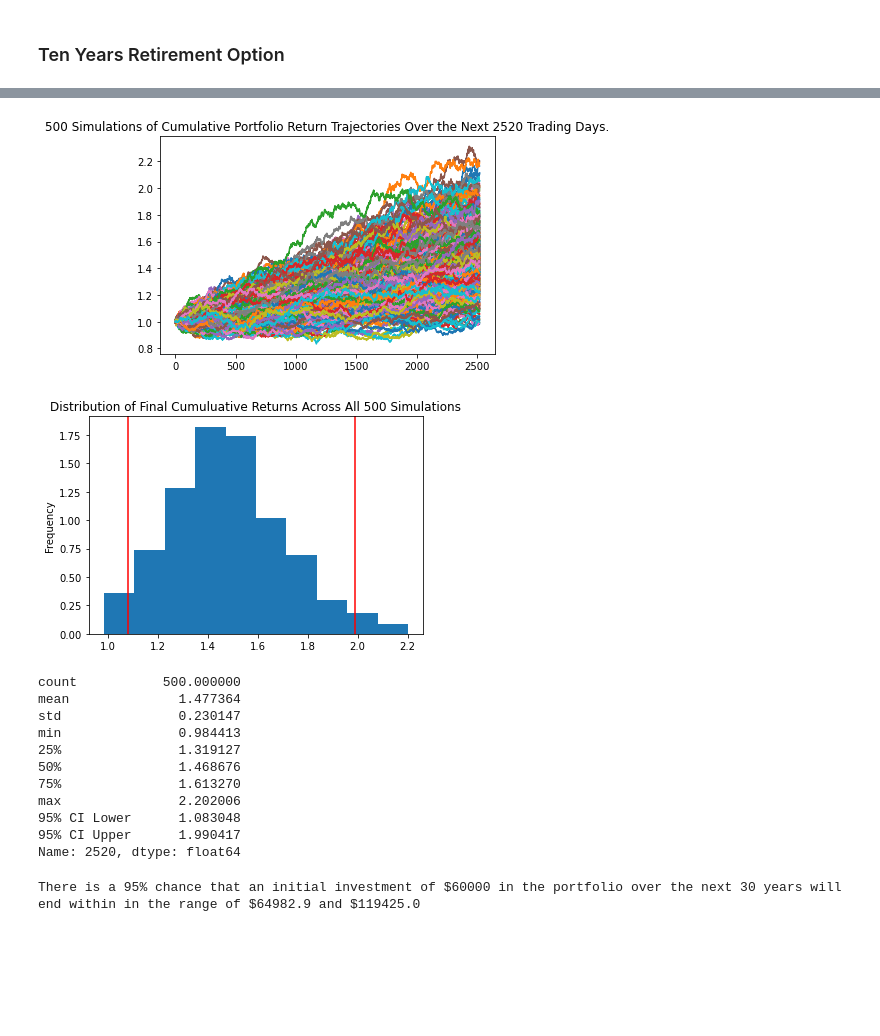
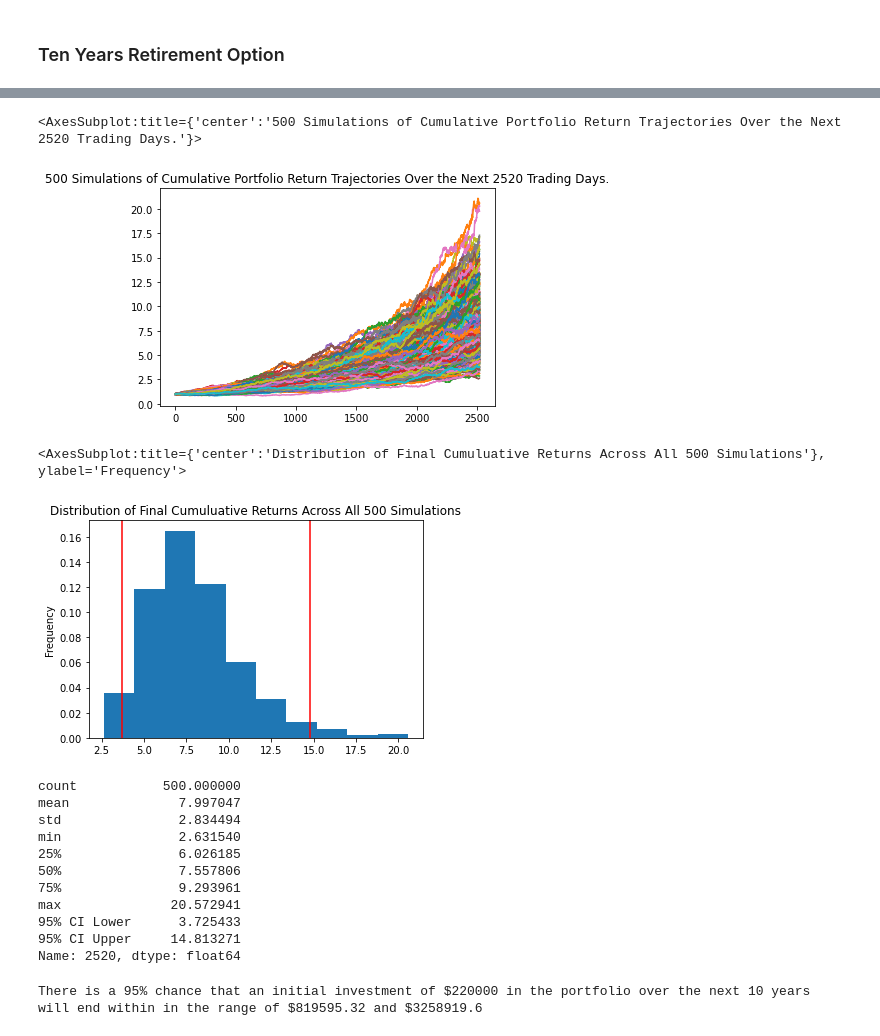
Before and after one commit to shishirsuman6/API-homework, a Jupyter notebook: financial-planner.ipynb, the cells around one changed output, grey strips where cells are left out. Cells and saved outputs as stored; diff of their text form; code cells hidden in the pictures; blank space fills up the shorter version.

```diff
--- a/financial-planner.ipynb
+++ b/financial-planner.ipynb
@@ -363,3 +367,6 @@ There is a 95% chance that an initial investment of $60000 in the portfolio over
 # %% [markdown]
 ### Ten Years Retirement Option
+# %%
+# Configuring a Monte Carlo simulation to forecast 10 years cumulative returns
+mc_10yr= MCSimulation(portfolio_data=df_stock_data, weights=[.20,.80], num_simulation=500, num_trading_days=252*10)
 # %%
@@ -402,41 +406,44 @@ Running Monte Carlo simulation number 490.
 # %%
 # Plot simulation outcomes
-# YOUR CODE HERE!
+mc_10yr.plot_simulation()
 # %% [output]
+<AxesSubplot:title={'center':'500 Simulations of Cumulative Portfolio Return Trajectories Over the Next 2520 Trading Days.'}>
-[figure, old version]
+[figure, new version]
 # %%
 # Plot probability distribution and confidence intervals
-# YOUR CODE HERE!
+mc_10yr.plot_distribution()
 # %% [output]
+<AxesSubplot:title={'center':'Distribution of Final Cumuluative Returns Across All 500 Simulations'}, ylabel='Frequency'>
-[figure, old version]
+[figure, new version]
 # %%
 # Fetch summary statistics from the Monte Carlo simulation results
-# YOUR CODE HERE!
+mc_10yr_summary=mc_10yr.summarize_cumulative_return()
 
 # Print summary statistics
-# YOUR CODE HERE!
+mc_10yr_summary
 # %% [output]
 count           500.000000
-mean              1.477364
-std               0.230147
-min               0.984413
-25%               1.319127
-50%               1.468676
-75%               1.613270
-max               2.202006
-95% CI Lower      1.083048
-95% CI Upper      1.990417
+mean              7.997047
+std               2.834494
+min               2.631540
+25%               6.026185
+50%               7.557806
+75%               9.293961
+max              20.572941
+95% CI Lower      3.725433
+95% CI Upper     14.813271
 Name: 2520, dtype: float64
 # %%
 # Set initial investment
-# YOUR CODE HERE!
+initial_investment=20000 * 11
 
 # Use the lower and upper `95%` confidence intervals to calculate the range of the possible outcomes of our $60,000
-# YOUR CODE HERE!
+ci_lower_ten=round(initial_investment*mc_10yr_summary.iloc[8],2)
+ci_upper_ten=round(initial_investment*mc_10yr_summary.iloc[9],2)
 
 # Print results
 print(f"There is a 95% chance that an initial investment of ${initial_investment} in the portfolio"
       f" over the next 10 years will end within in the range of"
       f" ${ci_lower_ten} and ${ci_upper_ten}")
 # %% [output]
-There is a 95% chance that an initial investment of $60000 in the portfolio over the next 30 years will end within in the range of $64982.9 and $119425.0
+There is a 95% chance that an initial investment of $220000 in the portfolio over the next 10 years will end within in the range of $819595.32 and $3258919.6
```
Also changed, not shown: parts of 18 cells of this notebook.
